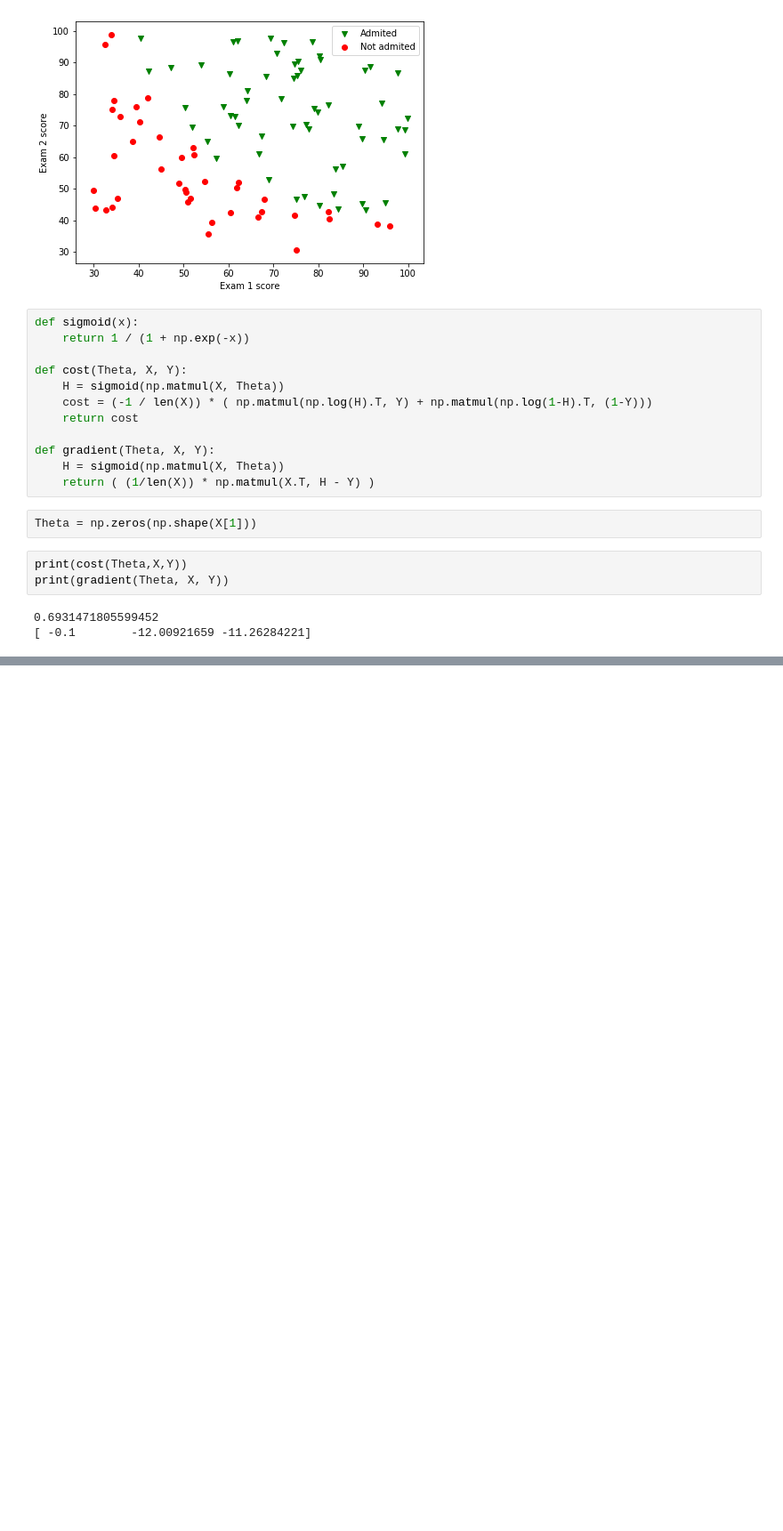
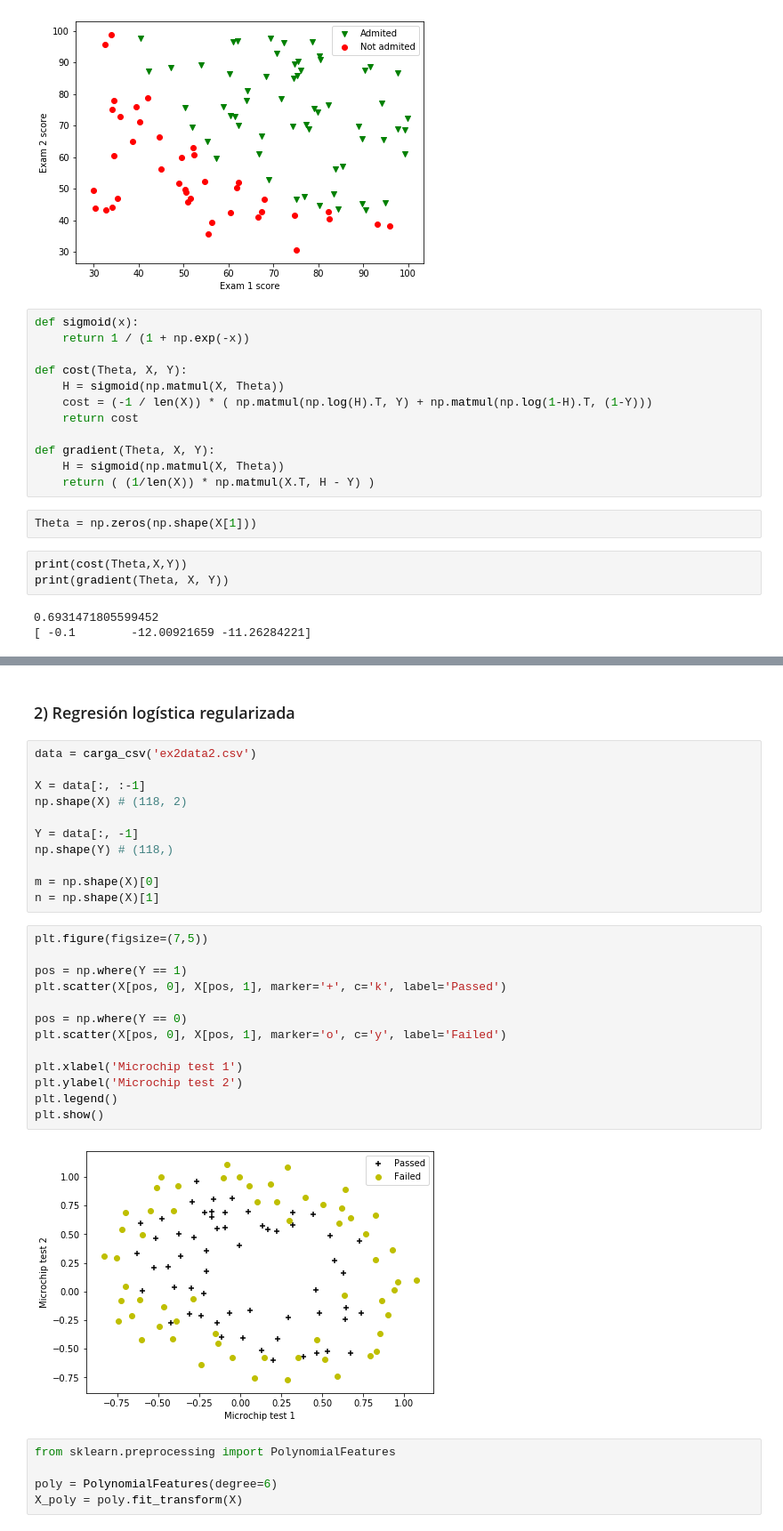
Before and after one commit to pablodll/Aprendizaje-Automatico, a Jupyter notebook: Practica2/Practica2.ipynb, the cells around one changed output, grey strips where cells are left out. Shown at 89% size. Cells and saved outputs as stored; diff of their text form; blank space fills up the shorter version.

```diff
--- a/Practica2/Practica2.ipynb
+++ b/Practica2/Practica2.ipynb
@@ -105,0 +149,33 @@ pinta_frontera_recta(theta_opt, X, Y)
+# %% [markdown]
+### 2) Regresión logística regularizada
+# %%
+data = carga_csv('ex2data2.csv')
+
+X = data[:, :-1]
+np.shape(X) # (118, 2)
+
+Y = data[:, -1]
+np.shape(Y) # (118,)
+
+m = np.shape(X)[0]
+n = np.shape(X)[1]
+# %%
+plt.figure(figsize=(7,5))
+
+pos = np.where(Y == 1)
+plt.scatter(X[pos, 0], X[pos, 1], marker='+', c='k', label='Passed')
+
+pos = np.where(Y == 0)
+plt.scatter(X[pos, 0], X[pos, 1], marker='o', c='y', label='Failed')
+
+plt.xlabel('Microchip test 1')
+plt.ylabel('Microchip test 2')
+plt.legend()
+plt.show()
+# %% [output]
+[figure, added]
+# %%
+from sklearn.preprocessing import PolynomialFeatures
+
+poly = PolynomialFeatures(degree=6)
+X_poly = poly.fit_transform(X)
```
Also changed, not shown: parts of 10 cells of this notebook, 2 other files.
